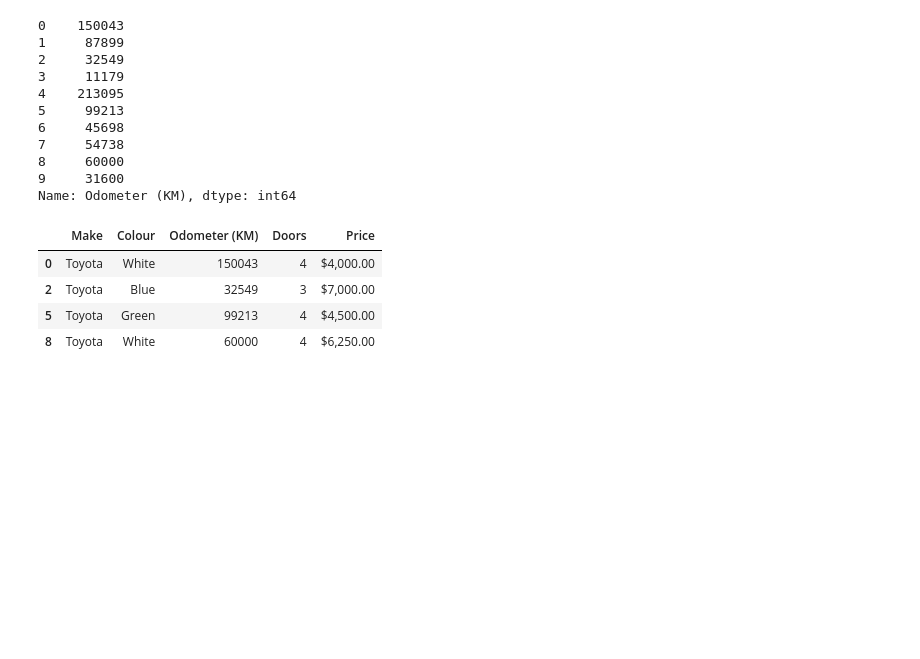
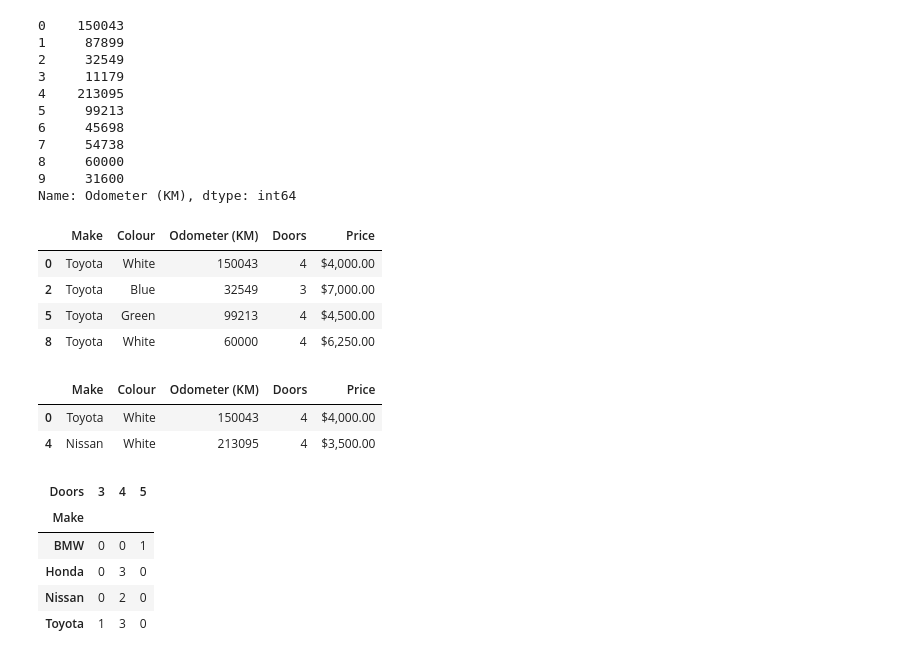
Before and after one commit to DevSen101/ML-Bootcamp, a Jupyter notebook: Pandas/Introduction-to-pandas.ipynb, the cells around one changed output. Cells and saved outputs as stored; diff of their text form; code cells hidden in the pictures; blank space fills up the shorter version.

```diff
--- a/Pandas/Introduction-to-pandas.ipynb
+++ b/Pandas/Introduction-to-pandas.ipynb
@@ -289,3 +289,19 @@ car_sales[car_sales["Make"] == "Toyota"]
 | 2 | Toyota | Blue | 32549 | 3 | $7,000.00 |
 | 5 | Toyota | Green | 99213 | 4 | $4,500.00 |
 | 8 | Toyota | White | 60000 | 4 | $6,250.00 |
+# %%
+car_sales[car_sales["Odometer (KM)"] > 100000]
+# %% [output]
+|  | Make | Colour | Odometer (KM) | Doors | Price |
+| 0 | Toyota | White | 150043 | 4 | $4,000.00 |
+| 4 | Nissan | White | 213095 | 4 | $3,500.00 |
+# %%
+# crosstab - give overview by how many entry come home many times.
+pd.crosstab(car_sales["Make"], car_sales["Doors"])
+# %% [output]
+| Doors | 3 | 4 | 5 |
+| Make |  |  |  |
+| BMW | 0 | 0 | 1 |
+| Honda | 0 | 3 | 0 |
+| Nissan | 0 | 2 | 0 |
+| Toyota | 1 | 3 | 0 |
```
Also changed, not shown: parts of 5 cells of this notebook.
